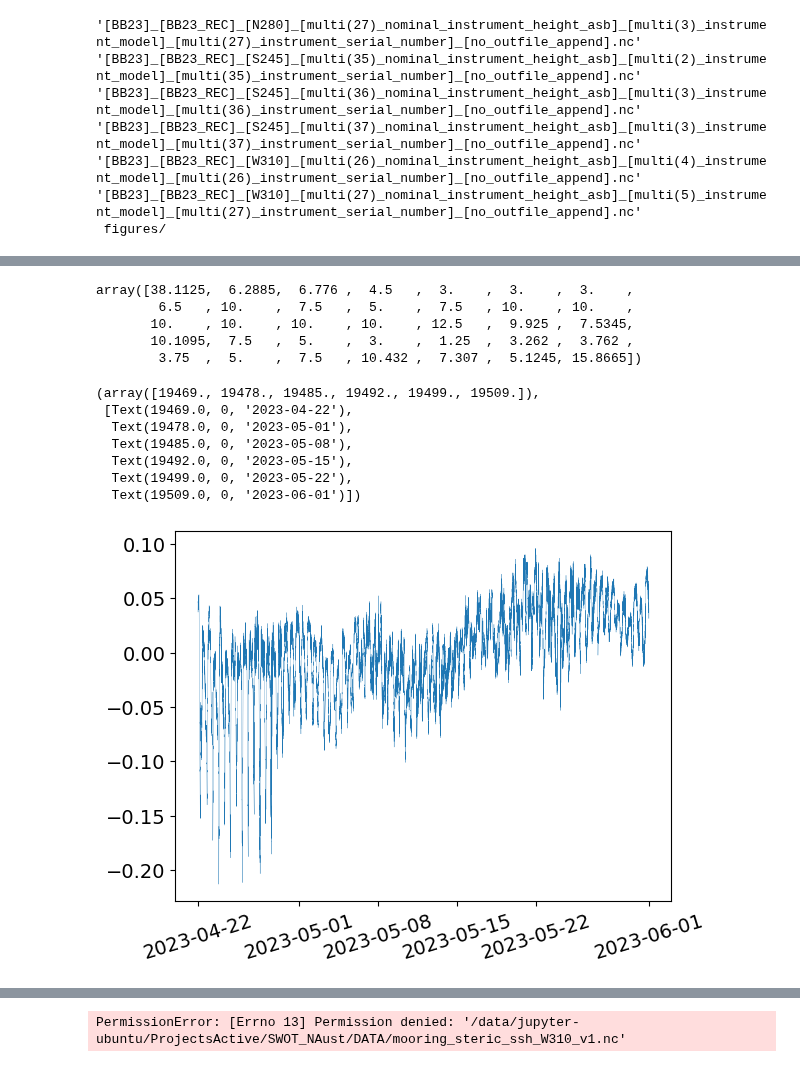
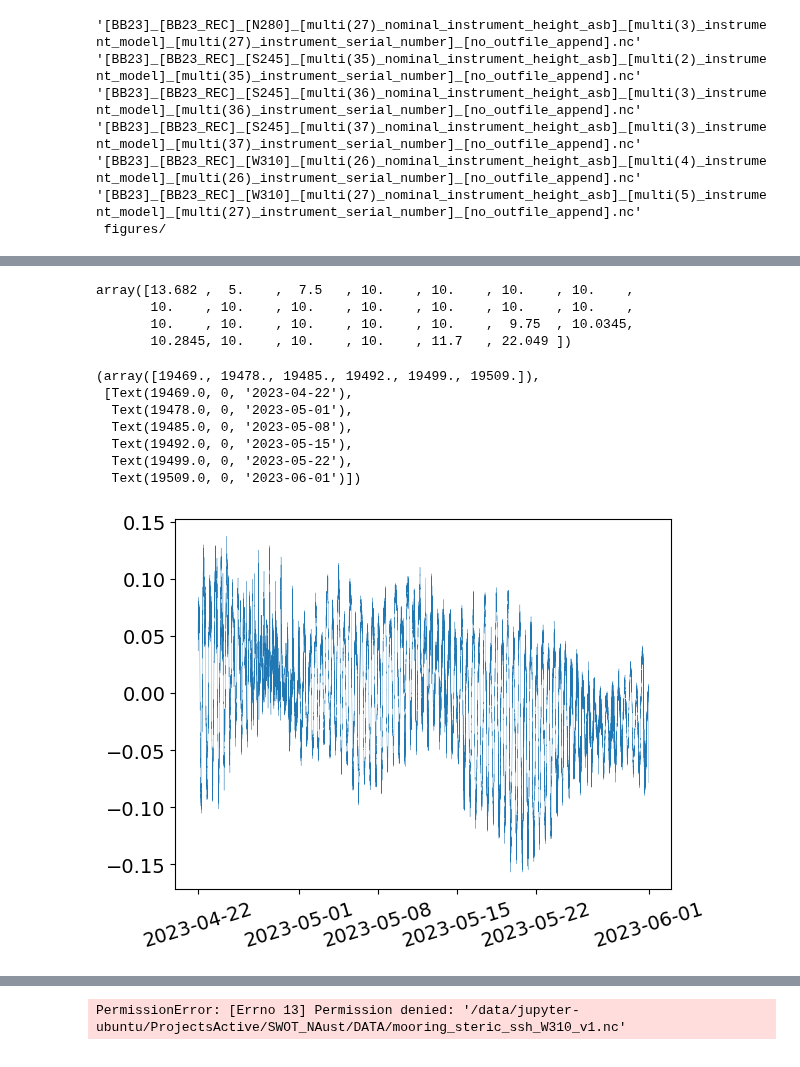
Before and after one commit to TIDE-ITRH/swot_adac_naust, a Jupyter notebook: NOTEBOOKS/calc_steric_height_moorings.ipynb, the cells around one changed output, grey strips where cells are left out. Cells and saved outputs as stored; diff of their text form; code cells hidden in the pictures.

```diff
--- a/NOTEBOOKS/calc_steric_height_moorings.ipynb
+++ b/NOTEBOOKS/calc_steric_height_moorings.ipynb
@@ -25,14 +25,14 @@ ls /home/jupyter-mrayson/data/SWOT_Cruise/FV02/stacked_moorings_tp/
 t1 = '2023-04-22 00:00:00'
 t2 = '2023-05-31 23:59:00'
 # %%
-# sitename='N280'
-# ncfile ='[BB23]_[BB23_REC]_[N280]_[multi(27)_nominal_instrument_height_asb]_[multi(3)_instrument_model]_[multi(27)_instrument_serial_number]_[no_outfile_append].nc'
+sitename='N280'
+ncfile ='[BB23]_[BB23_REC]_[N280]_[multi(27)_nominal_instrument_height_asb]_[multi(3)_instrument_model]_[multi(27)_instrument_serial_number]_[no_outfile_append].nc'
 
 # sitename='W310'
 # ncfile = '[BB23]_[BB23_REC]_[W310]_[multi(27)_nominal_instrument_height_asb]_[multi(5)_instrument_model]_[multi(27)_instrument_serial_number]_[no_outfile_append].nc'
 
-sitename='S245'
-ncfile = '[BB23]_[BB23_REC]_[S245]_[multi(35)_nominal_instrument_height_asb]_[multi(2)_instrument_model]_[multi(35)_instrument_serial_number]_[no_outfile_append].nc'
+# sitename='S245'
+# ncfile = '[BB23]_[BB23_REC]_[S245]_[multi(35)_nominal_instrument_height_asb]_[multi(2)_instrument_model]_[multi(35)_instrument_serial_number]_[no_outfile_append].nc'
 ## ds = xr.open_dataset('/home/jupyter-mrayson/data/SWOT_Cruise/FV02/stacked_moorings_tp/[BB23]_[BB23_REC]_[S245]_[multi(36)_nominal_instrument_height_asb]_[multi(3)_instrument_model]_[multi(36)_instrument_serial_number]_[no_outfile_append].nc')
 ## ds = xr.open_dataset('/home/jupyter-mrayson/data/SWOT_Cruise/FV02/stacked_moorings_tp/[BB23]_[BB23_REC]_[S245]_[multi(37)_nominal_instrument_height_asb]_[multi(3)_instrument_model]_[multi(37)_instrument_serial_number]_[no_outfile_append].nc')
 
@@ -125,25 +128,25 @@ z = np.hstack([[z_bot], z_mid, [z_top]])
 dz = z[1:] - z[0:-1]
 dz
 # %% [output]
-array([38.1125,  6.2885,  6.776 ,  4.5   ,  3.    ,  3.    ,  3.    ,
-        6.5   , 10.    ,  7.5   ,  5.    ,  7.5   , 10.    , 10.    ,
-       10.    , 10.    , 10.    , 10.    , 12.5   ,  9.925 ,  7.5345,
-       10.1095,  7.5   ,  5.    ,  3.    ,  1.25  ,  3.262 ,  3.762 ,
-        3.75  ,  5.    ,  7.5   , 10.432 ,  7.307 ,  5.1245, 15.8665])
+array([13.682 ,  5.    ,  7.5   , 10.    , 10.    , 10.    , 10.    ,
+       10.    , 10.    , 10.    , 10.    , 10.    , 10.    , 10.    ,
+       10.    , 10.    , 10.    , 10.    , 10.    ,  9.75  , 10.0345,
+       10.2845, 10.    , 10.    , 10.    , 11.7   , 22.049 ])
 # %%
-ssh=np.sum(rho_pr2/rho0*dz[:,None], axis=0)
+#ssh=np.sum(rho_pr2/rho0*dz[:,None], axis=0)
+ssh=-np.sum(rho_pr2/rho0*dz[:,None], axis=0) # !! Note the negative !!
 
 plt.plot(ds.time, ssh,      lw =0.2)
 plt.xticks(rotation=17)
 # %% [output]
 (array([19469., 19478., 19485., 19492., 19499., 19509.]),
  [Text(19469.0, 0, '2023-04-22'),
   Text(19478.0, 0, '2023-05-01'),
   Text(19485.0, 0, '2023-05-08'),
   Text(19492.0, 0, '2023-05-15'),
   Text(19499.0, 0, '2023-05-22'),
   Text(19509.0, 0, '2023-06-01')])
-[figure, old version]
+[figure, new version]
 # %%
 ds.time[-1].values
 # %% [output]
```
Also changed, not shown: parts of 10 cells of this notebook, 6 other files.
